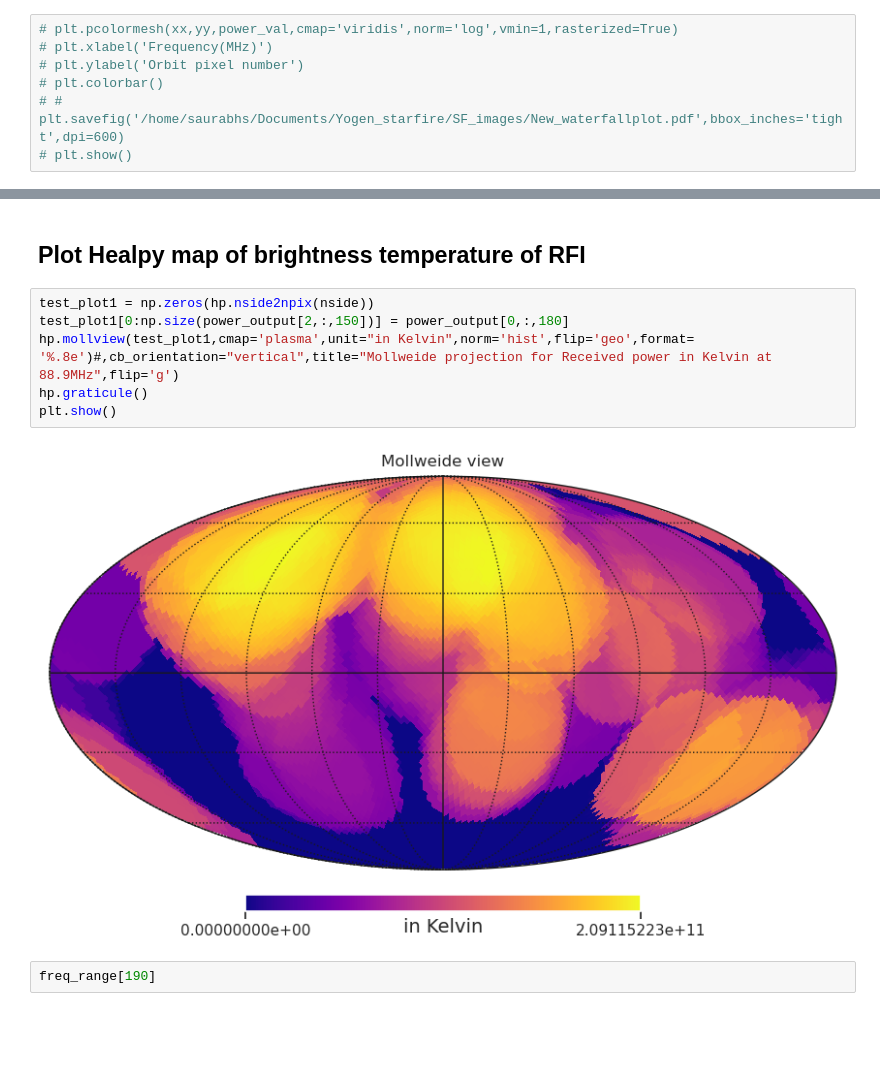
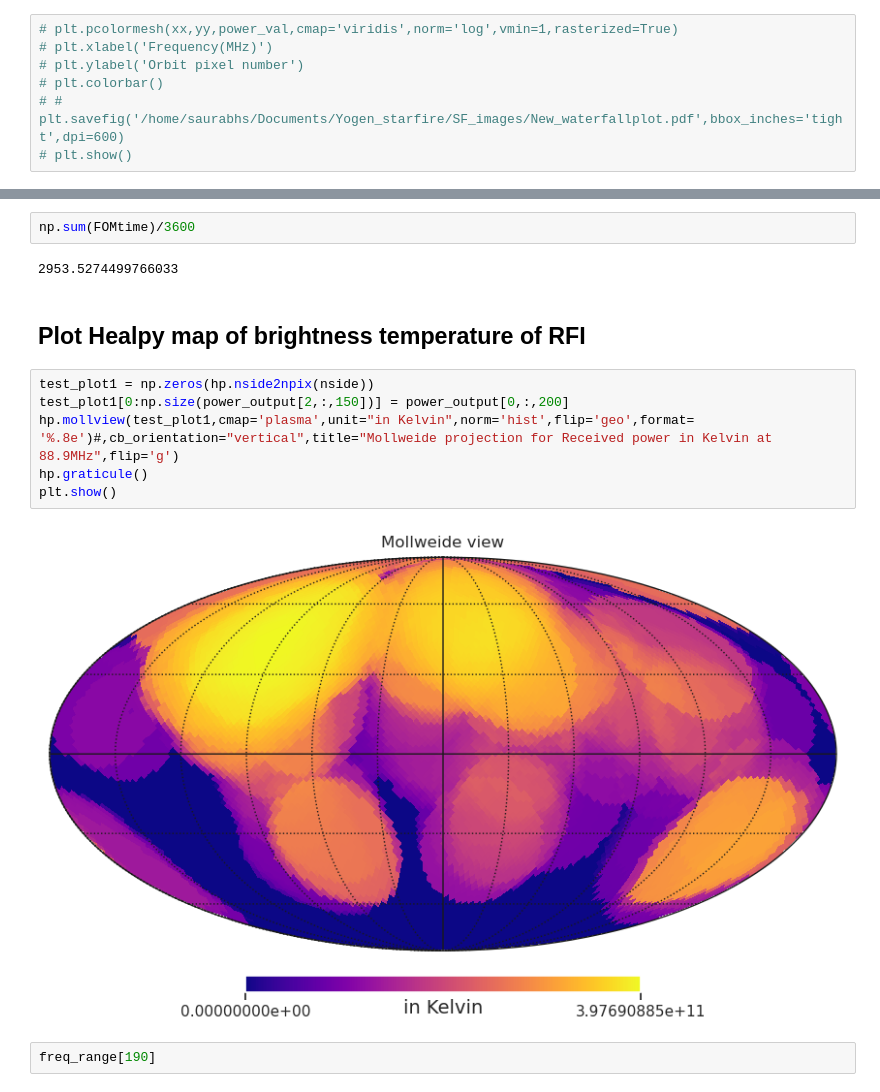
Before and after one commit to Bharatcs/rfi, a Jupyter notebook: Project/starfire_main.ipynb, the cells around one changed output, grey strips where cells are left out. Saved outputs shown, nothing was run; the diff lists cells and outputs as text; blank space fills up the shorter version.

```diff
--- a/Project/starfire_main.ipynb
+++ b/Project/starfire_main.ipynb
@@ -659,13 +635,17 @@ goodpix=orbitpix[np.where(orbitfom>50)]
+# %%
+np.sum(FOMtime)/3600
+# %% [output]
+2953.5274499766033
 # %% [markdown]
 ## Plot Healpy map of brightness temperature of RFI
 # %%
 test_plot1 = np.zeros(hp.nside2npix(nside))
-test_plot1[0:np.size(power_output[2,:,150])] = power_output[0,:,180]
+test_plot1[0:np.size(power_output[2,:,150])] = power_output[0,:,200]
 hp.mollview(test_plot1,cmap='plasma',unit="in Kelvin",norm='hist',flip='geo',format= '%.8e')#,cb_orientation="vertical",title="Mollweide projection for Received power in Kelvin at 88.9MHz",flip='g')
 hp.graticule()
 plt.show()
 # %% [output]
-[figure, old version]
+[figure, new version]
 # %%
 freq_range[190]
 # %%
```
Also changed, not shown: parts of 45 cells of this notebook, 1 other file.
